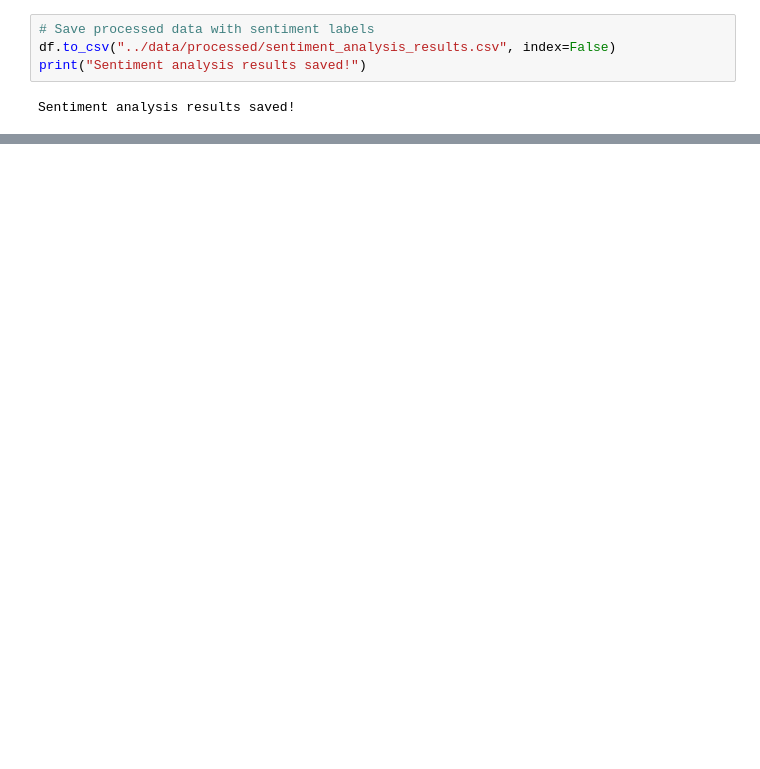
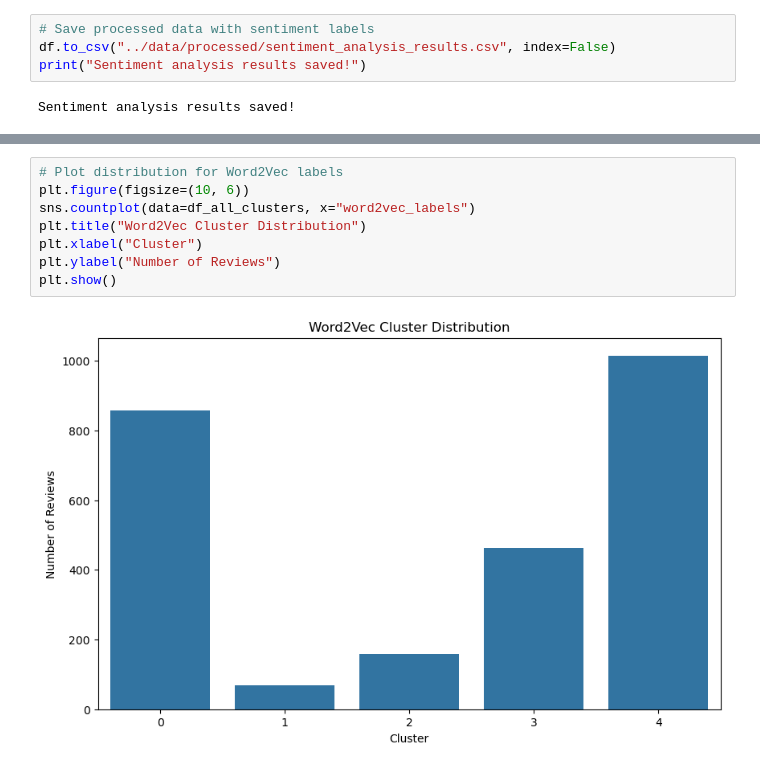
Before and after one commit to oskar-wolf/nlp_air_france_reviews, a Jupyter notebook: notebooks/5_sentiment_analysis.ipynb, the cells around one changed output, grey strips where cells are left out. Cells and saved outputs as stored; diff of their text form; blank space fills up the shorter version.

```diff
--- a/notebooks/5_sentiment_analysis.ipynb
+++ b/notebooks/5_sentiment_analysis.ipynb
@@ -165,0 +265,10 @@ Top 5 Negative Reviews:
+# %%
+# Plot distribution for Word2Vec labels
+plt.figure(figsize=(10, 6))
+sns.countplot(data=df_all_clusters, x="word2vec_labels")
+plt.title("Word2Vec Cluster Distribution")
+plt.xlabel("Cluster")
+plt.ylabel("Number of Reviews")
+plt.show()
+# %% [output]
+[figure, added]
```
Also changed, not shown: parts of 30 cells of this notebook, 3 other files.
